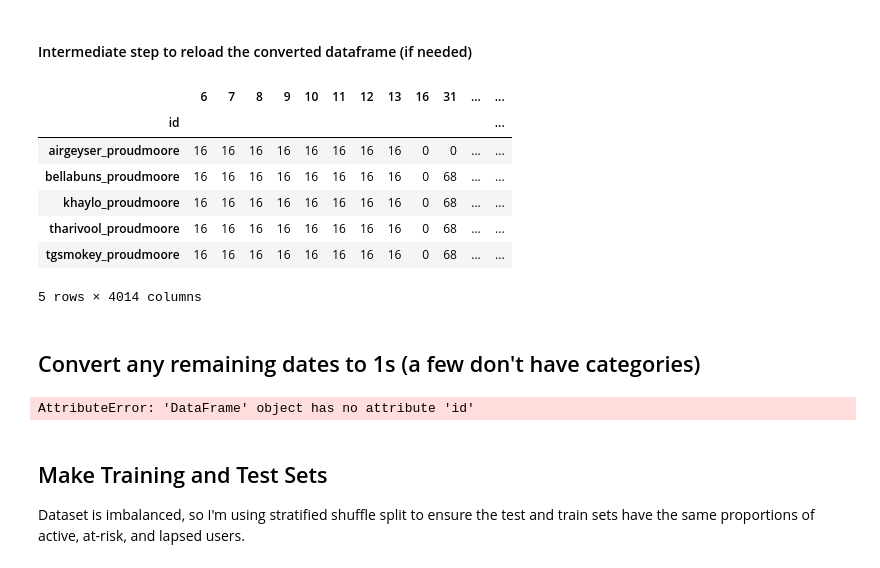
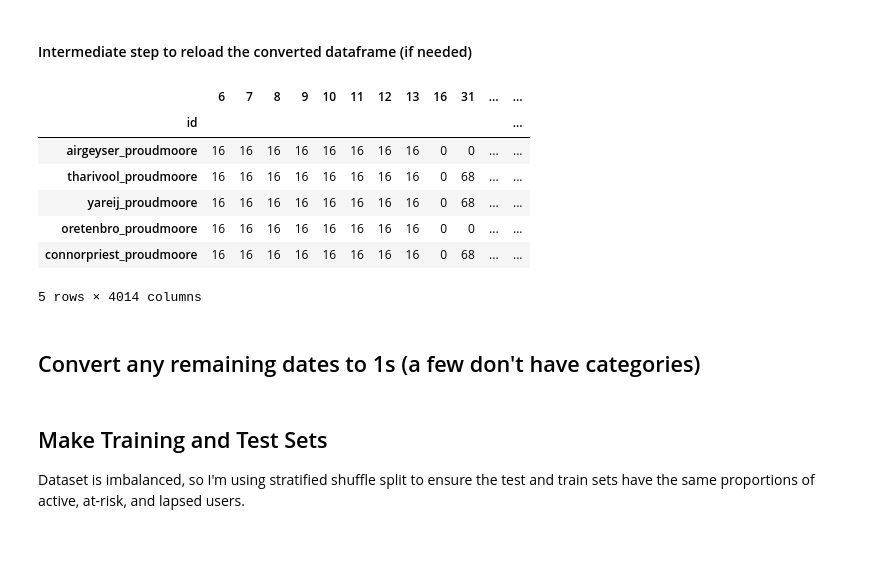
Before and after one commit to haleyspeed/insight_data_science, a Jupyter notebook: notebooks/random_forest_features_2_groups.ipynb, the cells around one changed output. Drawn from its saved outputs; the diff is of its cells as text; code cells hidden in the pictures.

```diff
--- a/notebooks/random_forest_features_2_groups.ipynb
+++ b/notebooks/random_forest_features_2_groups.ipynb
@@ -92,17 +92,17 @@ df.to_csv(os.path.join(cn.clean_dir,'final_achievement_category_id.csv'), index
 # %% [markdown]
 #### Intermediate step to reload the converted dataframe (if needed)
 # %%
-df = pd.read_csv(os.path.join(cn.clean_dir,'final_achievement_category_id.csv'), dtype = 'unicode')
+df = pd.read_csv(os.path.join(cn.clean_dir,'final_achievement_category_id_2_groups.csv'), dtype = 'unicode')
 df = df.set_index('id')
 df.head()
 # %% [output]
 |  | 6 | 7 | 8 | 9 | 10 | 11 | 12 | 13 | 16 | 31 | ... | ... |
 | id |  |  |  |  |  |  |  |  |  |  |  | ... |
 | airgeyser_proudmoore | 16 | 16 | 16 | 16 | 16 | 16 | 16 | 16 | 0 | 0 | ... | ... |
-| bellabuns_proudmoore | 16 | 16 | 16 | 16 | 16 | 16 | 16 | 16 | 0 | 68 | ... | ... |
-| khaylo_proudmoore | 16 | 16 | 16 | 16 | 16 | 16 | 16 | 16 | 0 | 68 | ... | ... |
 | tharivool_proudmoore | 16 | 16 | 16 | 16 | 16 | 16 | 16 | 16 | 0 | 68 | ... | ... |
-| tgsmokey_proudmoore | 16 | 16 | 16 | 16 | 16 | 16 | 16 | 16 | 0 | 68 | ... | ... |
+| yareij_proudmoore | 16 | 16 | 16 | 16 | 16 | 16 | 16 | 16 | 0 | 68 | ... | ... |
+| oretenbro_proudmoore | 16 | 16 | 16 | 16 | 16 | 16 | 16 | 16 | 0 | 0 | ... | ... |
+| connorpriest_proudmoore | 16 | 16 | 16 | 16 | 16 | 16 | 16 | 16 | 0 | 68 | ... | ... |
 5 rows × 4014 columns
 # %% [markdown]
 ## Convert any remaining dates to 1s (a few don't have categories)
@@ -110,10 +110,6 @@ df.head()
 for col in df.columns.values:
     if df[col].str.contains('20').any() == True:
         df[col] = np.where(df[col] != '0','9999',df[col])
-# %%
-df.id
-# %% [output]
-AttributeError: 'DataFrame' object has no attribute 'id'
 # %% [markdown]
 ## Make Training and Test Sets
 Dataset is imbalanced, so I'm using stratified shuffle split to ensure the test and train sets have the same proportions of active, at-risk, and lapsed users.
```
Also changed, not shown: parts of 10 cells of this notebook, 3 other files.
